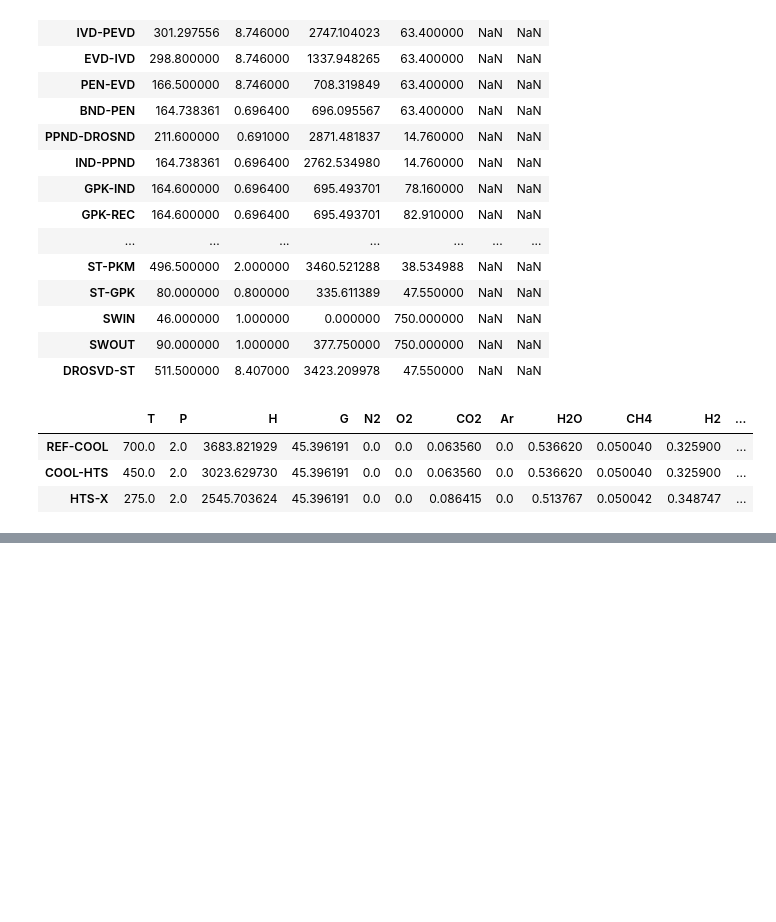
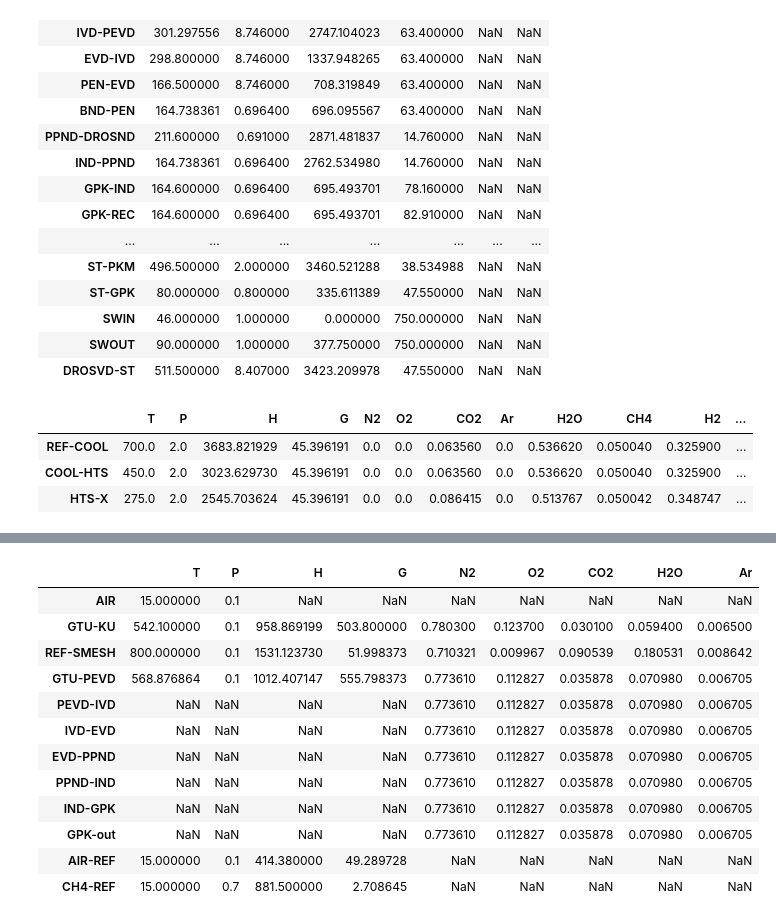
Before and after one commit to maksimovia/GZ, a Jupyter notebook: REF maksimov.ipynb, the cells around one changed output, grey strips where cells are left out. Saved outputs shown, nothing was run; the diff lists cells and outputs as text; code cells hidden in the pictures; blank space fills up the shorter version.

```diff
--- a/REF maksimov.ipynb
+++ b/REF maksimov.ipynb
@@ -235,0 +345,16 @@ syngas_streams
+# %%
+gas_streams
+# %% [output]
+|  | T | P | H | G | N2 | O2 | CO2 | H2O | Ar |
+| AIR | 15.000000 | 0.1 | NaN | NaN | NaN | NaN | NaN | NaN | NaN |
+| GTU-KU | 542.100000 | 0.1 | 958.869199 | 503.800000 | 0.780300 | 0.123700 | 0.030100 | 0.059400 | 0.006500 |
+| REF-SMESH | 800.000000 | 0.1 | 1531.123730 | 51.998373 | 0.710321 | 0.009967 | 0.090539 | 0.180531 | 0.008642 |
+| GTU-PEVD | 568.876864 | 0.1 | 1012.407147 | 555.798373 | 0.773610 | 0.112827 | 0.035878 | 0.070980 | 0.006705 |
+| PEVD-IVD | NaN | NaN | NaN | NaN | 0.773610 | 0.112827 | 0.035878 | 0.070980 | 0.006705 |
+| IVD-EVD | NaN | NaN | NaN | NaN | 0.773610 | 0.112827 | 0.035878 | 0.070980 | 0.006705 |
+| EVD-PPND | NaN | NaN | NaN | NaN | 0.773610 | 0.112827 | 0.035878 | 0.070980 | 0.006705 |
+| PPND-IND | NaN | NaN | NaN | NaN | 0.773610 | 0.112827 | 0.035878 | 0.070980 | 0.006705 |
+| IND-GPK | NaN | NaN | NaN | NaN | 0.773610 | 0.112827 | 0.035878 | 0.070980 | 0.006705 |
+| GPK-out | NaN | NaN | NaN | NaN | 0.773610 | 0.112827 | 0.035878 | 0.070980 | 0.006705 |
+| AIR-REF | 15.000000 | 0.1 | 414.380000 | 49.289728 | NaN | NaN | NaN | NaN | NaN |
+| CH4-REF | 15.000000 | 0.7 | 881.500000 | 2.708645 | NaN | NaN | NaN | NaN | NaN |
```
Also changed, not shown: parts of 1 cell of this notebook, 3 other files.
